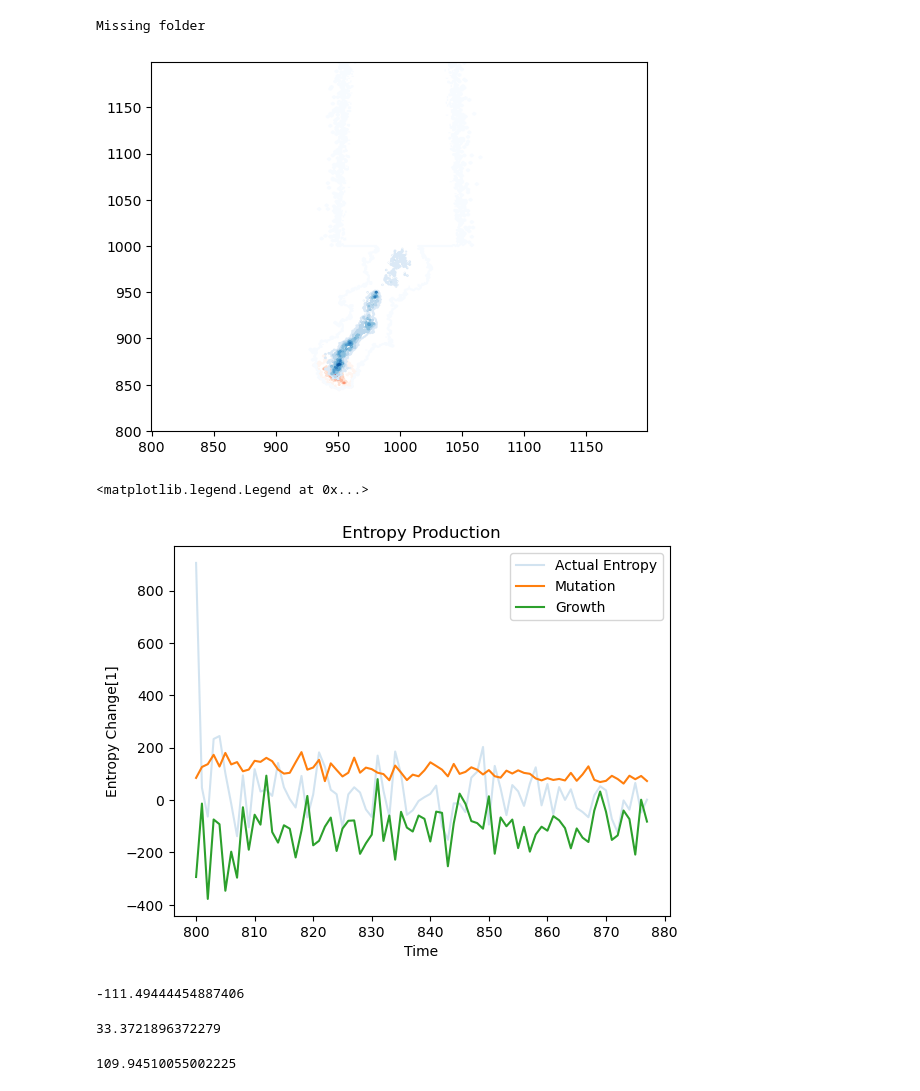
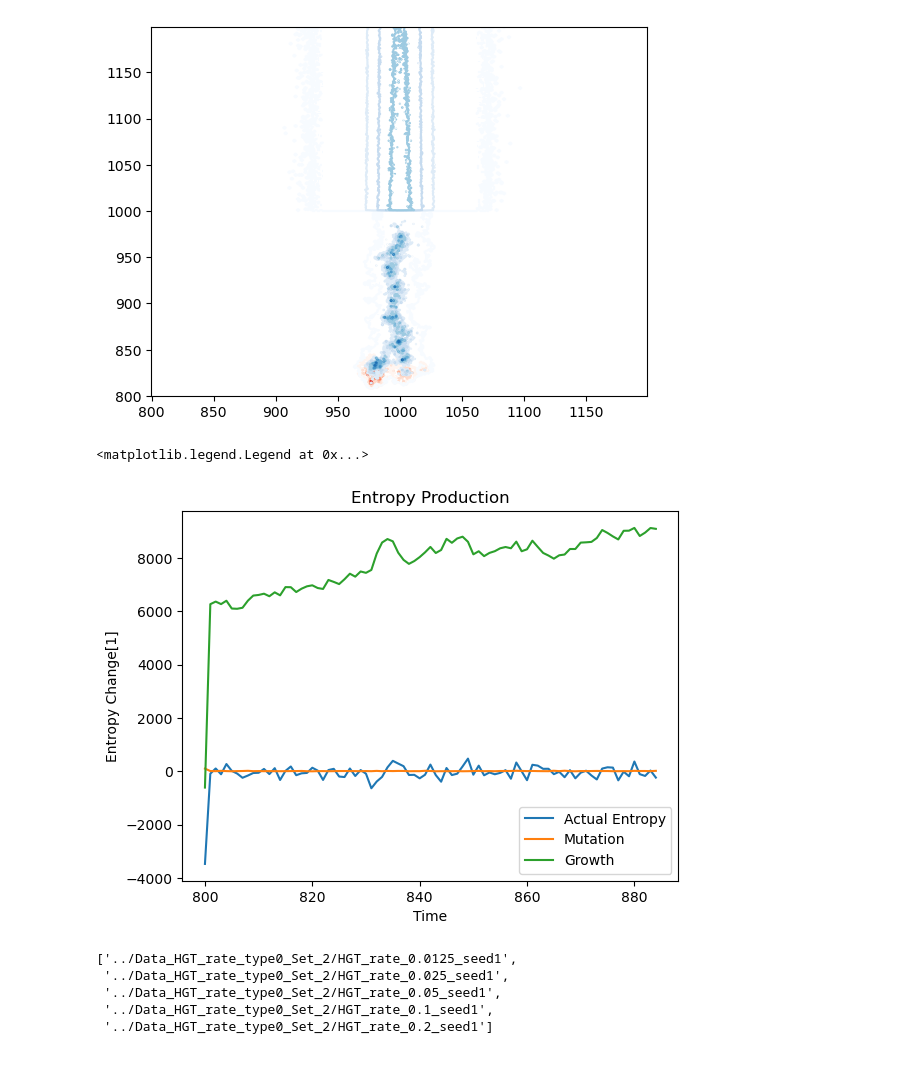
Before and after one commit to zhizhang1445/CRISPR_Sim, a Jupyter notebook: Analysis/HGTAnal.ipynb, the cells around one changed output. Saved outputs shown, nothing was run; the diff lists cells and outputs as text; code cells hidden in the pictures; blank space fills up the shorter version.

```diff
--- a/Analysis/HGTAnal.ipynb
+++ b/Analysis/HGTAnal.ipynb
@@ -12,14 +12,12 @@ import tqdm
 %run ../Scripts/supMethods.py
 %run ../Scripts/entropy.py
 %run ../Scripts/trajectory.py
-foldername = "../Data_Long/mu_power-1.25_seed0/"
+foldername = "../Data_HGT_rate_type0_Set_2/HGT_rate_0.1_seed0"
-# %% [output]
-Missing folder
 # %%
-t_dom, foldername, margins = get_tdomain_and_show_last_output(foldername, (-0.35, -0.35))
+t_dom= get_tdomain(foldername, (-0.35, -0.35))
 params, sim_params = read_json(foldername)
 # %% [output]
-[figure, old version]
+[figure, new version]
 # %%
 %run ../Scripts/fitness.py
 %run ../Scripts/mutation.py
@@ -34,7 +32,7 @@ n_old, nh_old, f_old = load_outputs(foldername, t_dom[0], True)
 for t in t_dom[800:]:
     n_new, nh_new, f_new = load_outputs(foldername, t, True)
     f_norm = norm_fitness(f_new, n_old, params, sim_params)
-    n_intermediate = virus_growth(n_old, f_norm, params, sim_params)
+    n_intermediate = virus_growth(n_old, f_new, params, sim_params)
     n_mutated = mutation(n_intermediate, params, sim_params)
 
     entropy_change_growth = compute_entropy_change(n_intermediate, n_old)
@@ -51,26 +49,29 @@ for t in t_dom[800:]:
     n_old = n_new
 # %%
 plt.figure()
-plt.plot(t_range, entropy_change_time, alpha = 0.2, label = "Actual Entropy")
+plt.plot(t_range, entropy_change_time, label = "Actual Entropy")
 plt.plot(t_range, entropy_change_mutation_time, label = "Mutation")
-plt.plot(t_range, entropy_change_growth_time, label = "Growth")
+plt.plot(t_range, np.array(entropy_change_growth_time), label = "Growth")
 plt.title("Entropy Production")
 plt.ylabel("Entropy Change[1]")
 plt.xlabel("Time")
 plt.legend()
 # %% [output]
 <matplotlib.legend.Legend at 0x...>
-[figure, old version]
+[figure, new version]
-# %%
-np.mean(entropy_change_growth_time)
-# %% [output]
--111.49444454887406
-# %%
-np.mean(entropy_change_time)
-# %% [output]
-33.3721896372279
-# %%
-np.mean(entropy_change_mutation_time)
-# %% [output]
-109.94510055002225
+# %%
+foldernames = []
+list_to_sweep = [0.0125, 0.025, 0.05, 0.1, 0.2]
+seed_list = [0, 1, 2, 3]
+
+for i in list_to_sweep:
+    foldernames.append(f"../Data_HGT_rate_type0_Set_2/HGT_rate_{i}_seed{1}")
+
+foldernames
+# %% [output]
+['../Data_HGT_rate_type0_Set_2/HGT_rate_0.0125_seed1',
+ '../Data_HGT_rate_type0_Set_2/HGT_rate_0.025_seed1',
+ '../Data_HGT_rate_type0_Set_2/HGT_rate_0.05_seed1',
+ '../Data_HGT_rate_type0_Set_2/HGT_rate_0.1_seed1',
+ '../Data_HGT_rate_type0_Set_2/HGT_rate_0.2_seed1']
 # %%
```
Also changed, not shown: parts of 20 cells of this notebook, 10 other files.
